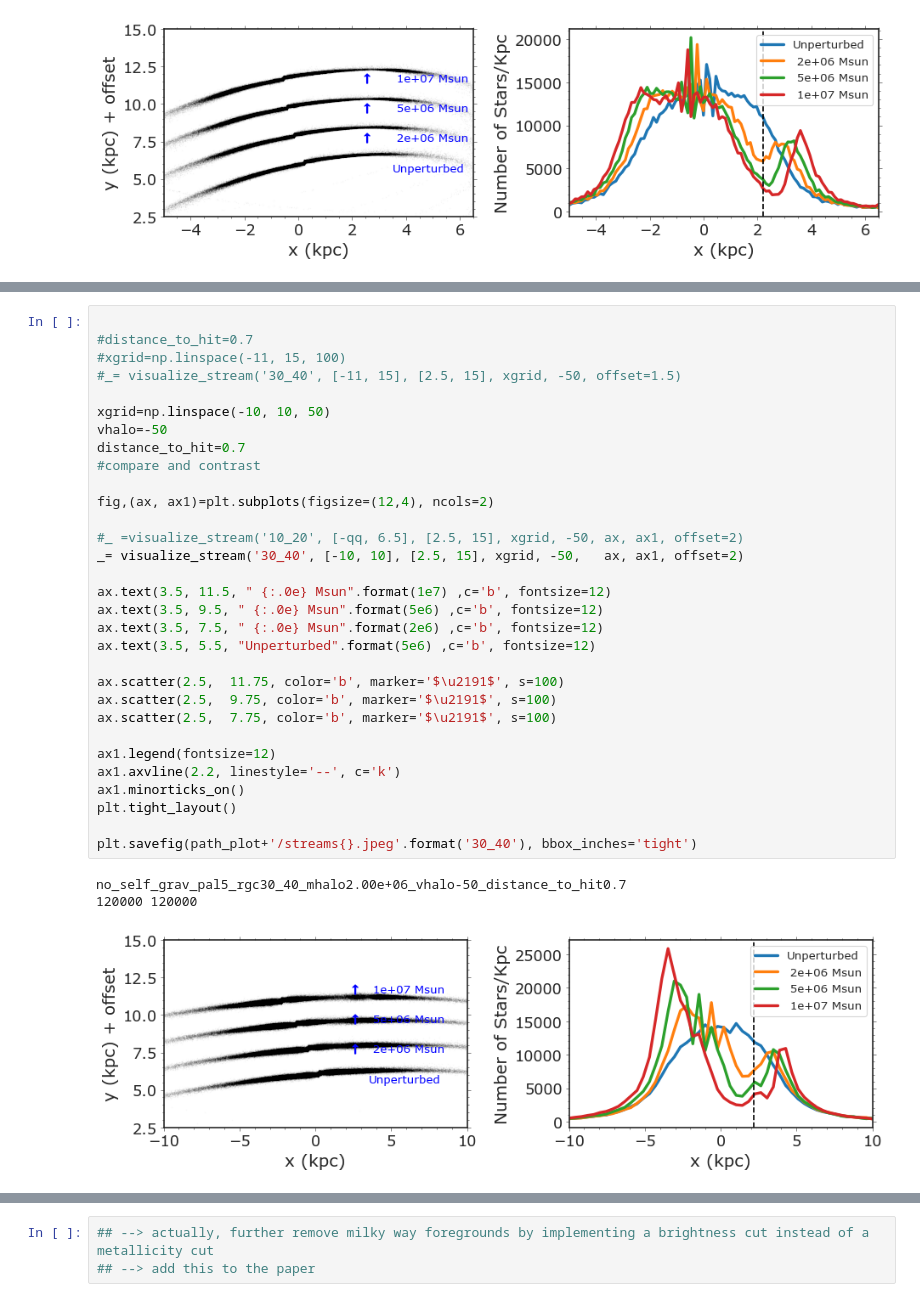
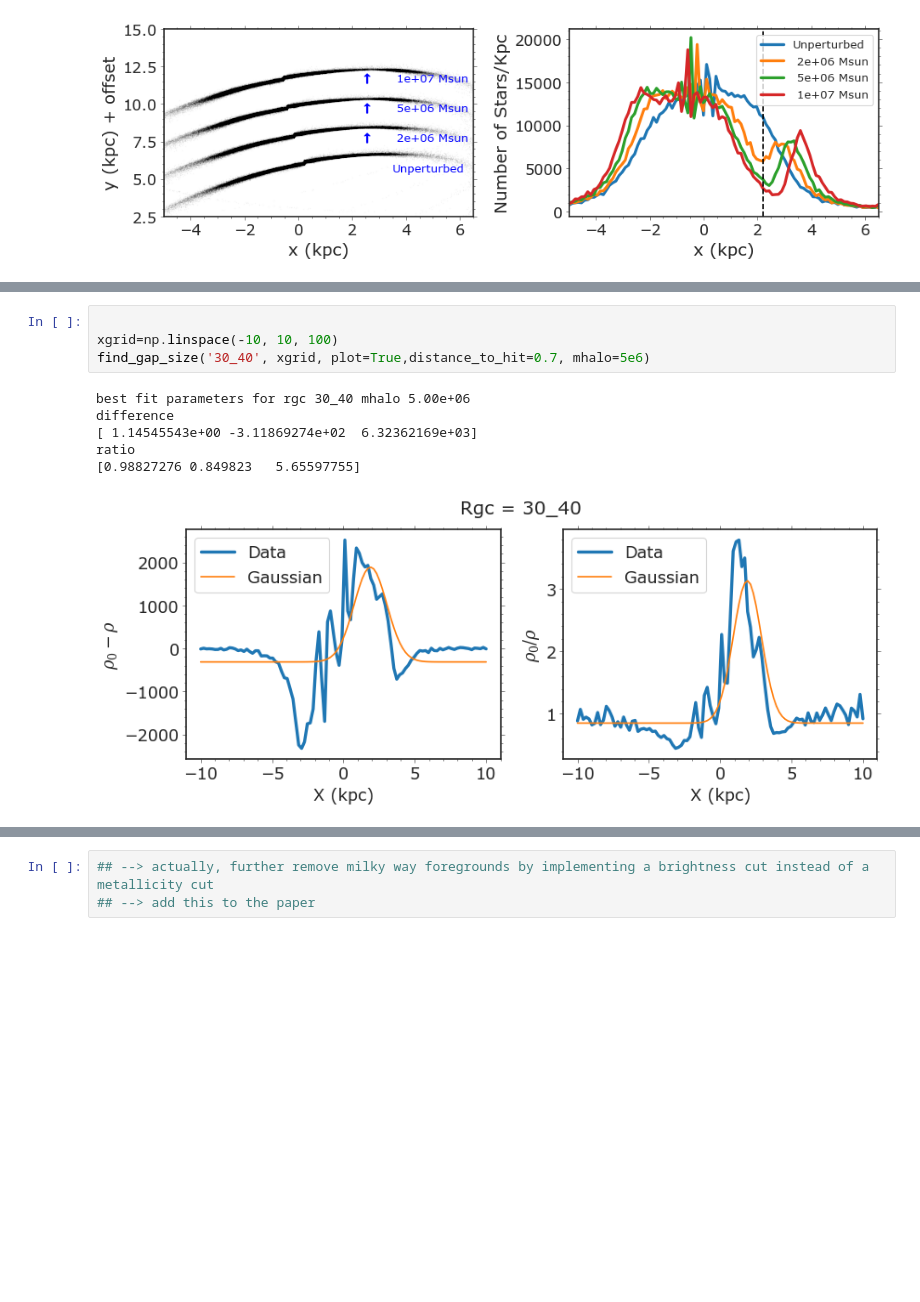
Before and after one commit to caganze/stellarstreams, a Jupyter notebook: notebooks/Poster Figures, Streams, Diagnostics.ipynb, the cells around one changed output, grey strips where cells are left out. Cells and saved outputs as stored; diff of their text form; blank space fills up the shorter version.

```diff
--- a/notebooks/Poster Figures, Streams, Diagnostics.ipynb
+++ b/notebooks/Poster Figures, Streams, Diagnostics.ipynb
@@ -310,36 +395,12 @@ ax[1].set(xlabel='X (kpc)', ylabel=r'$\rho_0/\rho$')
 # %%
 
-#distance_to_hit=0.7
-#xgrid=np.linspace(-11, 15, 100)
-#_= visualize_stream('30_40', [-11, 15], [2.5, 15], xgrid, -50, offset=1.5)
-
-xgrid=np.linspace(-10, 10, 50)
-vhalo=-50
-distance_to_hit=0.7
-#compare and contrast
-
-fig,(ax, ax1)=plt.subplots(figsize=(12,4), ncols=2)
-
-#_ =visualize_stream('10_20', [-qq, 6.5], [2.5, 15], xgrid, -50, ax, ax1, offset=2)
-_= visualize_stream('30_40', [-10, 10], [2.5, 15], xgrid, -50,   ax, ax1, offset=2)
-
-ax.text(3.5, 11.5, " {:.0e} Msun".format(1e7) ,c='b', fontsize=12)
-ax.text(3.5, 9.5, " {:.0e} Msun".format(5e6) ,c='b', fontsize=12)
-ax.text(3.5, 7.5, " {:.0e} Msun".format(2e6) ,c='b', fontsize=12)
-ax.text(3.5, 5.5, "Unperturbed".format(5e6) ,c='b', fontsize=12)
-
-ax.scatter(2.5,  11.75, color='b', marker='$\u2191$', s=100)
-ax.scatter(2.5,  9.75, color='b', marker='$\u2191$', s=100)
-ax.scatter(2.5,  7.75, color='b', marker='$\u2191$', s=100)
-
-ax1.legend(fontsize=12)
-ax1.axvline(2.2, linestyle='--', c='k')
-ax1.minorticks_on()
-plt.tight_layout()
-
-plt.savefig(path_plot+'/streams{}.jpeg'.format('30_40'), bbox_inches='tight')
+xgrid=np.linspace(-10, 10, 100)
+find_gap_size('30_40', xgrid, plot=True,distance_to_hit=0.7, mhalo=5e6)
 # %% [output]
-no_self_grav_pal5_rgc30_40_mhalo2.00e+06_vhalo-50_distance_to_hit0.7
-120000 120000
+best fit parameters for rgc 30_40 mhalo 5.00e+06
+difference
+[ 1.14545543e+00 -3.11869274e+02  6.32362169e+03]
+ratio
+[0.98827276 0.849823   5.65597755]
-[figure, old version]
+[figure, new version]
 # %%
```
Also changed, not shown: parts of 12 cells of this notebook, 1 other file.
